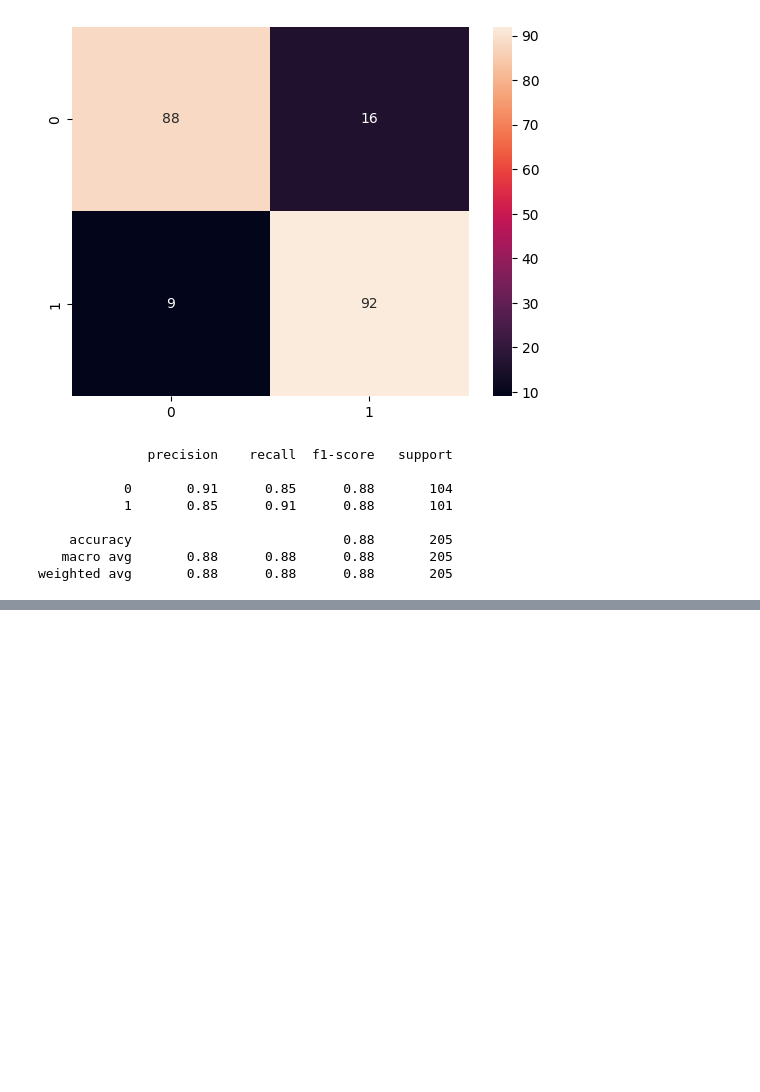
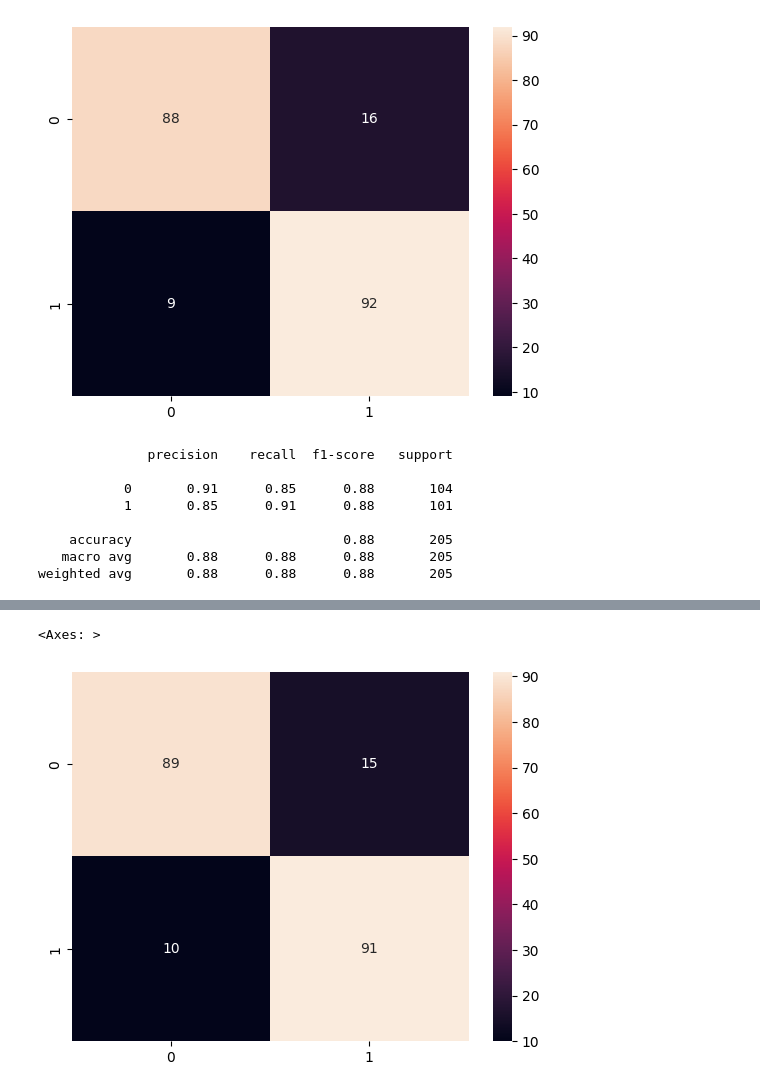
Before and after one commit to KamilShape/heart_disease_classification, a Jupyter notebook: heart_disease_classification.ipynb, the cells around one changed output, grey strips where cells are left out. Saved outputs shown, nothing was run; the diff lists cells and outputs as text; code cells hidden in the pictures; blank space fills up the shorter version.

```diff
--- a/heart_disease_classification.ipynb
+++ b/heart_disease_classification.ipynb
@@ -226,0 +294,3 @@ weighted avg       0.88      0.88      0.88       205
+# %%
+log_model_smote = LogisticRegression()
+log_model_smote.fit(X_train_smote, y_train_smote)
@@ -226,0 +306,11 @@ weighted avg       0.88      0.88      0.88       205
+# %%
+y_pred_smote = log_model_smote.predict(X_test)
+# %%
+#confusion matrix
+cm = confusion_matrix(y_test, y_pred_smote)
+#heat map
+plt.style.use('default')
+sns.heatmap(cm, annot=True, fmt='d')
+# %% [output]
+<Axes: >
+[figure, added]
```
Also changed, not shown: parts of 22 cells of this notebook.
